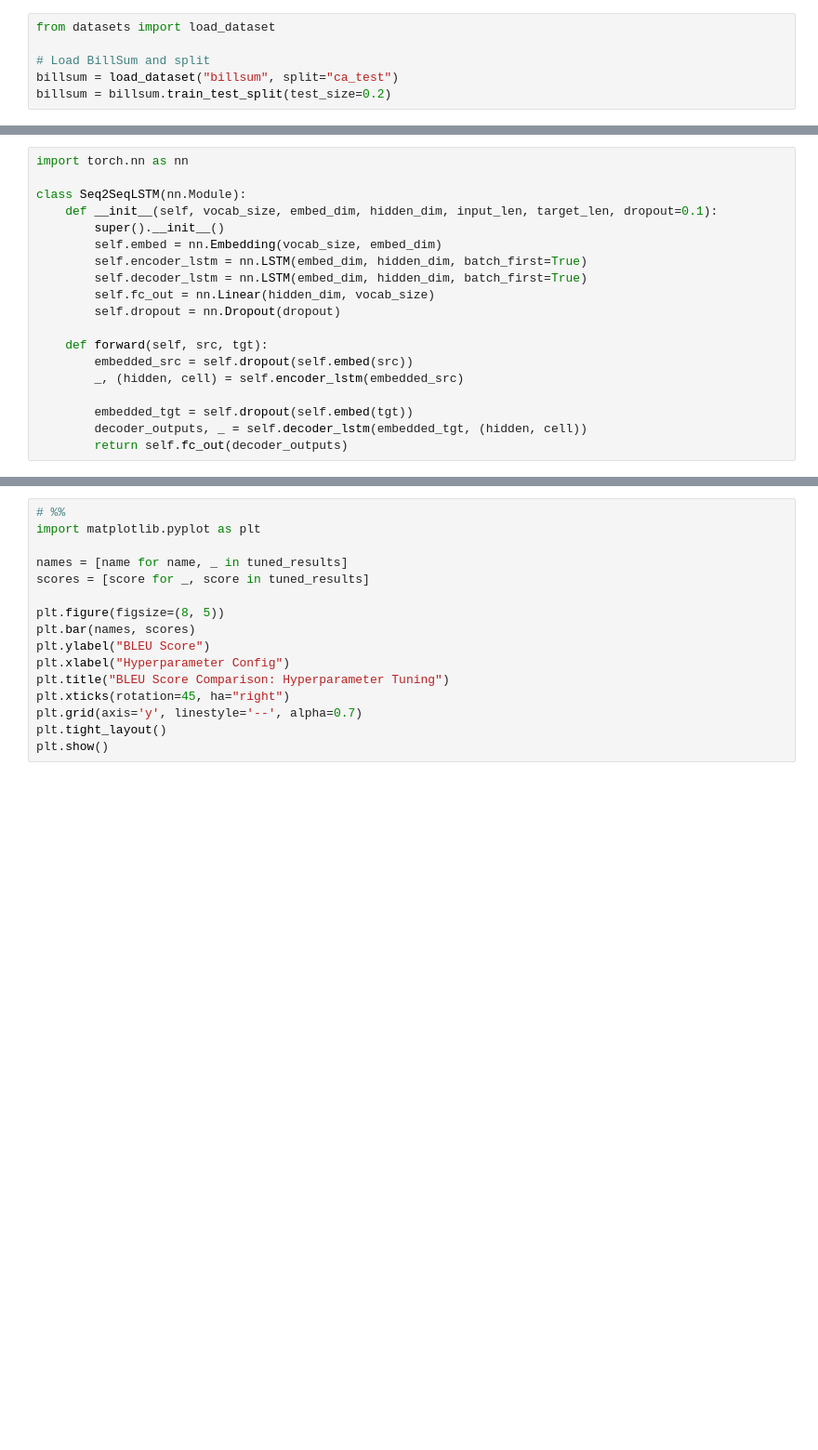
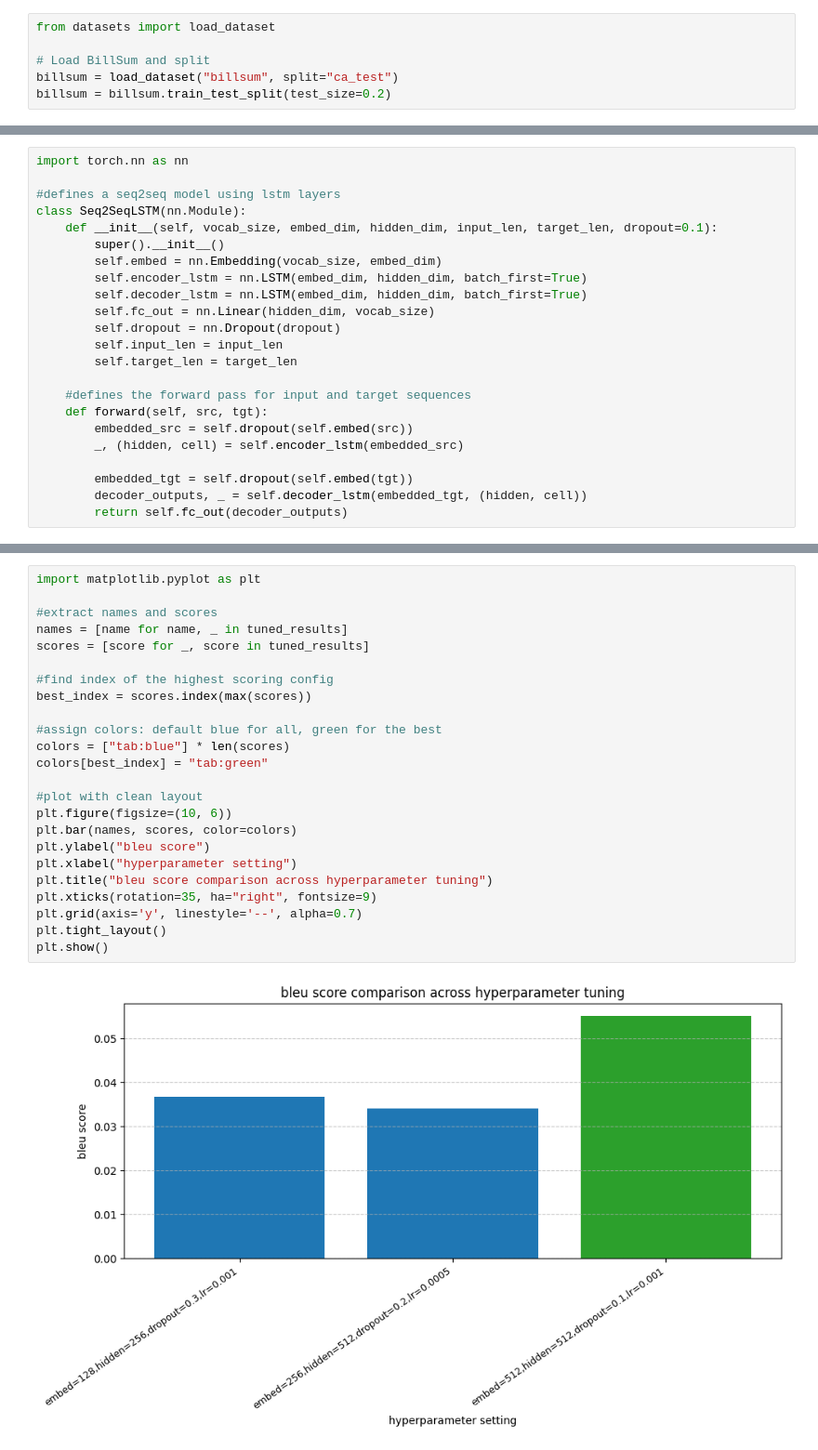
Before and after one commit to jwilliams2023/Machine-Learning-Assignments, a Jupyter notebook: Assingment 3/Assignment_3.ipynb, the cells around one changed output, grey strips where cells are left out. Shown at 93% size. Cells and saved outputs as stored; diff of their text form; blank space fills up the shorter version.

```diff
--- a/Assingment 3/Assignment_3.ipynb
+++ b/Assingment 3/Assignment_3.ipynb
@@ -328,6 +365,7 @@ class Seq2SeqDataset(Dataset):
 # %%
 import torch.nn as nn
 
+#defines a seq2seq model using lstm layers
 class Seq2SeqLSTM(nn.Module):
     def __init__(self, vocab_size, embed_dim, hidden_dim, input_len, target_len, dropout=0.1):
         super().__init__()
@@ -336,7 +374,10 @@ class Seq2SeqLSTM(nn.Module):
         self.decoder_lstm = nn.LSTM(embed_dim, hidden_dim, batch_first=True)
         self.fc_out = nn.Linear(hidden_dim, vocab_size)
         self.dropout = nn.Dropout(dropout)
+        self.input_len = input_len
+        self.target_len = target_len
 
+    #defines the forward pass for input and target sequences
     def forward(self, src, tgt):
         embedded_src = self.dropout(self.embed(src))
         _, (hidden, cell) = self.encoder_lstm(embedded_src)
@@ -542,16 +672,26 @@ print(f"\nFinal Best Model BLEU Score: {final_bleu:.4f}")
-# %%
 # %%
 import matplotlib.pyplot as plt
 
+#extract names and scores
 names = [name for name, _ in tuned_results]
 scores = [score for _, score in tuned_results]
 
-plt.figure(figsize=(8, 5))
-plt.bar(names, scores)
-plt.ylabel("BLEU Score")
-plt.xlabel("Hyperparameter Config")
-plt.title("BLEU Score Comparison: Hyperparameter Tuning")
-plt.xticks(rotation=45, ha="right")
+#find index of the highest scoring config
+best_index = scores.index(max(scores))
+
+#assign colors: default blue for all, green for the best
+colors = ["tab:blue"] * len(scores)
+colors[best_index] = "tab:green"
+
+#plot with clean layout
+plt.figure(figsize=(10, 6))
+plt.bar(names, scores, color=colors)
+plt.ylabel("bleu score")
+plt.xlabel("hyperparameter setting")
+plt.title("bleu score comparison across hyperparameter tuning")
+plt.xticks(rotation=35, ha="right", fontsize=9)
 plt.grid(axis='y', linestyle='--', alpha=0.7)
 plt.tight_layout()
 plt.show()
+# %% [output]
+[figure, added]
```
Also changed, not shown: parts of 26 cells of this notebook, 1 other file.
